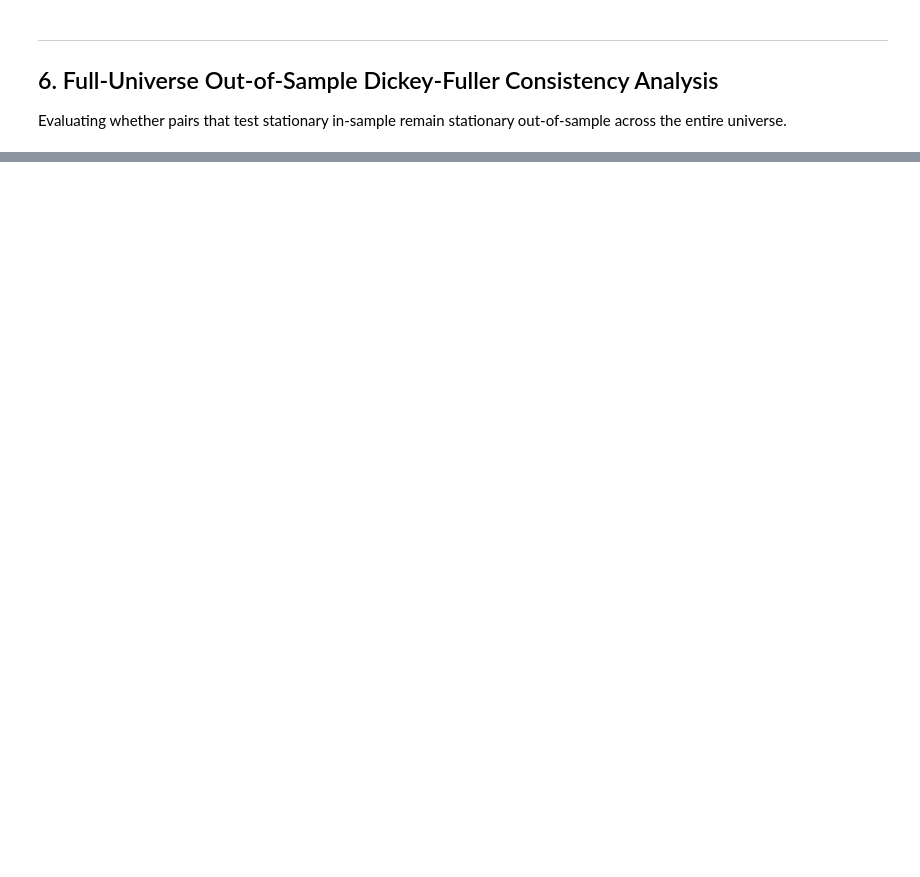
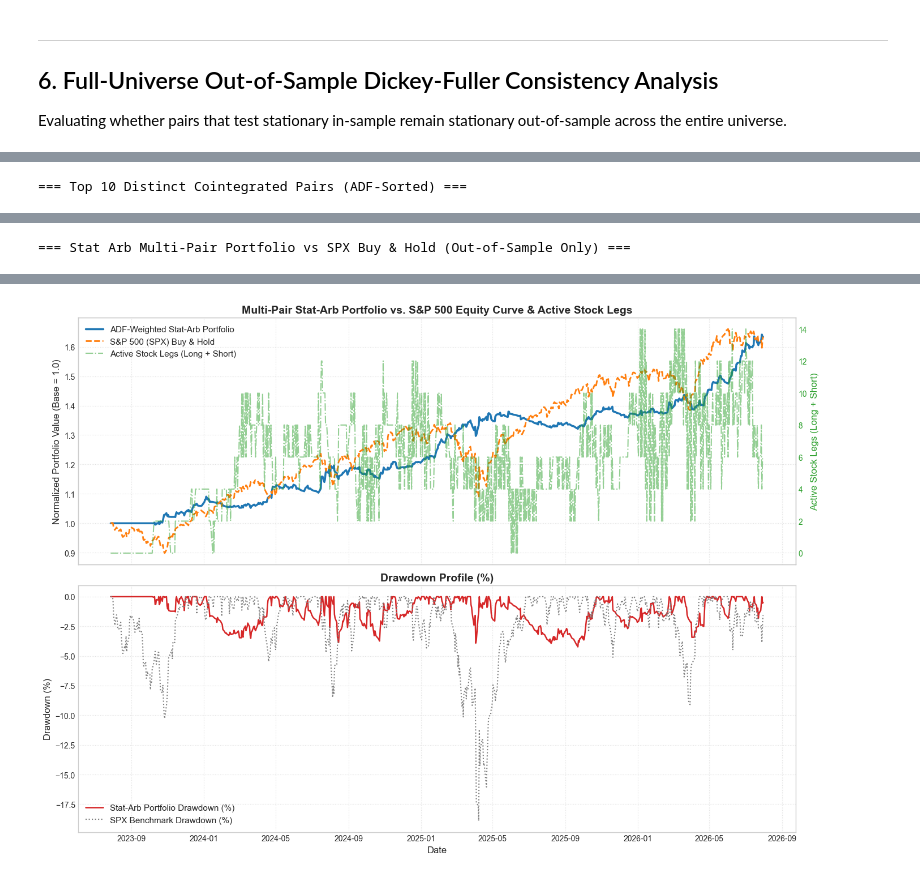
Before and after one commit to julian-olivier/Mean_reversion_strategy, a Jupyter notebook: main.ipynb, the cells around one changed output, grey strips where cells are left out. Saved outputs shown, nothing was run; the diff lists cells and outputs as text; code cells hidden in the pictures; blank space fills up the shorter version.

```diff
--- a/main.ipynb
+++ b/main.ipynb
@@ -321,0 +343,78 @@ Avg_OutSample_PValue          : 0.1987
+# %%
+from src.cointegration import select_top_distinct_pairs
+from src.backtest import run_multi_pair_portfolio_backtest, fetch_spx_benchmark, calculate_portfolio_vs_benchmark_metrics
+
+# 1. Select top 10 distinct cointegrated pairs sorted by ADF stat
+top_distinct_pairs = select_top_distinct_pairs(coint_df, max_pairs=10, allow_stock_reuse=False)
+
+print('=== Top 10 Distinct Cointegrated Pairs (ADF-Sorted) ===')
+display(top_distinct_pairs[['Stock_Y', 'Stock_X', 'Beta', 'ADF_Stat', 'ADF_PValue']])
+
+# 2. Run Multi-Pair Portfolio Backtest with ADF-Weighting & Threshold Rebalancing
+port_df, trades_df, port_metrics = run_multi_pair_portfolio_backtest(
+    prices=prices,
+    selected_pairs_df=top_distinct_pairs,
+    entry_z=3.0,
+    stop_z=3.5,
+    max_holding_days=20,
+    transaction_cost=0.0005,
+    rebalance_threshold=0.05,
+    train_ratio=0.7,
+    use_out_of_sample_only=True
+)
+
+# 3. Fetch SPX Benchmark Equity (Matching Out-of-Sample Datetime Index)
+spx_equity = fetch_spx_benchmark(port_df.index, ticker='^GSPC')
+
+# 4. Calculate Comparative Metrics
+comparison_results = calculate_portfolio_vs_benchmark_metrics(
+    portfolio_equity=port_df['Equity'],
+    benchmark_equity=spx_equity,
+    trades_df=trades_df,
+    rebalance_count=port_metrics['Rebalance_Count'],
+    total_rebalance_costs=port_metrics['Total_Rebalance_Costs']
+)
+
+print('\n=== Stat Arb Multi-Pair Portfolio vs SPX Buy & Hold (Out-of-Sample Only) ===')
+display(comparison_results['comparison_df'])
+
+# 5. Visualizations
+fig, axes = plt.subplots(2, 1, figsize=(14, 10), sharex=True)
+
+# Equity Curve Comparison & Active Stock Legs
+axes[0].plot(port_df.index, port_df['Equity'], label='ADF-Weighted Stat-Arb Portfolio', color='#1f77b4', linewidth=2.5)
+axes[0].plot(spx_equity.index, spx_equity, label='S&P 500 (SPX) Buy & Hold', color='#ff7f0e', linestyle='--', linewidth=2.0)
+axes[0].set_title('Multi-Pair Stat-Arb Portfolio vs. S&P 500 Equity Curve & Active Stock Legs', fontsize=14, fontweight='bold')
+axes[0].set_ylabel('Normalized Portfolio Value (Base = 1.0)', fontsize=12)
+axes[0].grid(True, linestyle=':', alpha=0.6)
+
+# Secondary Y-Axis for Active Stock Legs (Number of Stocks Long + Number of Stocks Shorted)
+ax0_twin = axes[0].twinx()
+ax0_twin.plot(port_df.index, port_df['Active_Legs'], label='Active Stock Legs (Long + Short)', color='#2ca02c', linestyle='-.', linewidth=1.5, alpha=0.5)
+ax0_twin.set_ylabel('Active Stock Legs (Long + Short)', fontsize=12, color='#2ca02c')
+ax0_twin.tick_params(axis='y', labelcolor='#2ca02c')
+ax0_twin.grid(False)
+
+# Combined Legend for Primary and Secondary Axes
+lines_1, labels_1 = axes[0].get_legend_handles_labels()
+lines_2, labels_2 = ax0_twin.get_legend_handles_labels()
+axes[0].legend(lines_1 + lines_2, labels_1 + labels_2, loc='upper left', fontsize=11)
+
+# Active Pairs & Drawdowns
+cum_max_port = port_df['Equity'].cummax()
+dd_port = (port_df['Equity'] - cum_max_port) / cum_max_port * 100
+cum_max_spx = spx_equity.cummax()
+dd_spx = (spx_equity - cum_max_spx) / cum_max_spx * 100
+
+axes[1].plot(dd_port.index, dd_port, label='Stat-Arb Portfolio Drawdown (%)', color='#d62728', linewidth=1.8)
+axes[1].plot(dd_spx.index, dd_spx, label='SPX Benchmark Drawdown (%)', color='#7f7f7f', linestyle=':', linewidth=1.5)
+axes[1].set_title('Drawdown Profile (%)', fontsize=14, fontweight='bold')
+axes[1].set_ylabel('Drawdown (%)', fontsize=12)
+axes[1].set_xlabel('Date', fontsize=12)
+axes[1].legend(loc='lower left', fontsize=11)
+axes[1].grid(True, linestyle=':', alpha=0.6)
+
+plt.tight_layout()
+plt.show()
+# %% [output]
+=== Top 10 Distinct Cointegrated Pairs (ADF-Sorted) ===
@@ -321,0 +432 @@ Avg_OutSample_PValue          : 0.1987
+=== Stat Arb Multi-Pair Portfolio vs SPX Buy & Hold (Out-of-Sample Only) ===
@@ -321,0 +447 @@ Avg_OutSample_PValue          : 0.1987
+[figure, added]
```
Also changed, not shown: parts of 13 cells of this notebook, 4 other files.
